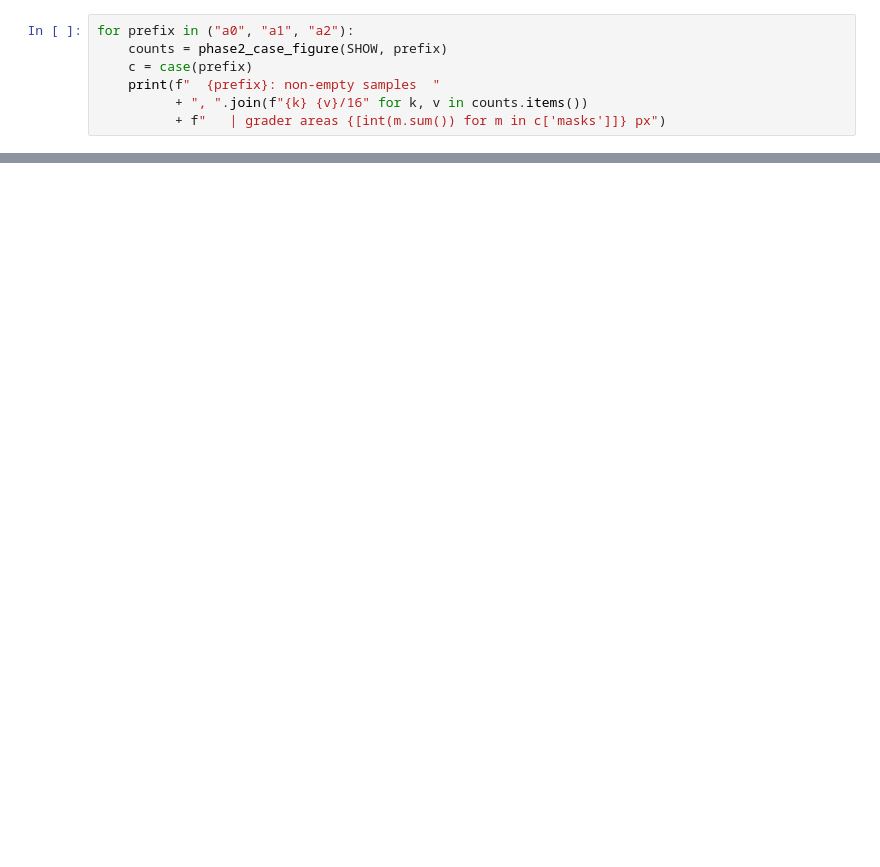
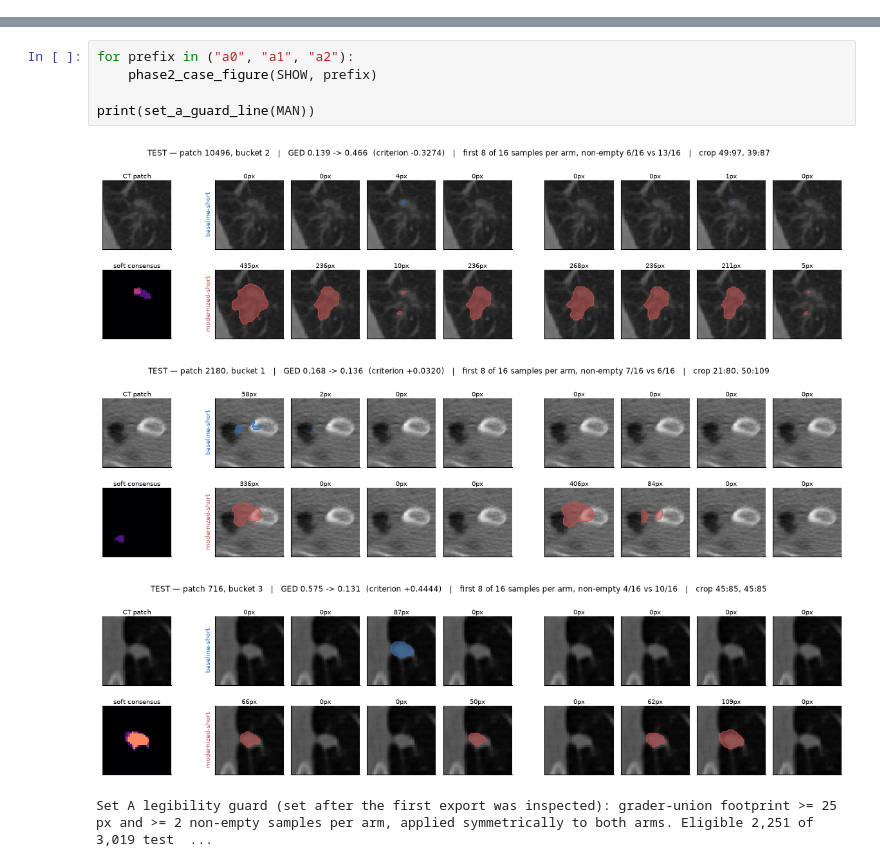
Before and after one commit to RanWeisberg/prob-unet-consensus-selection, a Jupyter notebook: notebooks/submission.ipynb, the cells around one changed output, grey strips where cells are left out. Drawn from its saved outputs; the diff is of its cells as text; blank space fills up the shorter version.

```diff
--- a/notebooks/submission.ipynb
+++ b/notebooks/submission.ipynb
@@ -670,7 +0,0 @@ is `baseline-short` (axis-aligned), right block is `modernized-short` (full cova
-# %%
-for prefix in ("a0", "a1", "a2"):
-    counts = phase2_case_figure(SHOW, prefix)
-    c = case(prefix)
-    print(f"  {prefix}: non-empty samples  "
-          + ", ".join(f"{k} {v}/16" for k, v in counts.items())
-          + f"   | grader areas {[int(m.sum()) for m in c['masks']]} px")
@@ -1700,0 +421,10 @@ Further detail: `DEVIATIONS.md` (every departure from the paper and the referenc
+# %%
+for prefix in ("a0", "a1", "a2"):
+    phase2_case_figure(SHOW, prefix)
+
+print(set_a_guard_line(MAN))
+# %% [output]
+[figure, added]
+[figure, added]
+[figure, added]
+Set A legibility guard (set after the first export was inspected): grader-union footprint >= 25 px and >= 2 non-empty samples per arm, applied symmetrically to both arms. Eligible 2,251 of 3,019 test  ...
```
Also changed, not shown: parts of 88 cells of this notebook, 1 other file.
